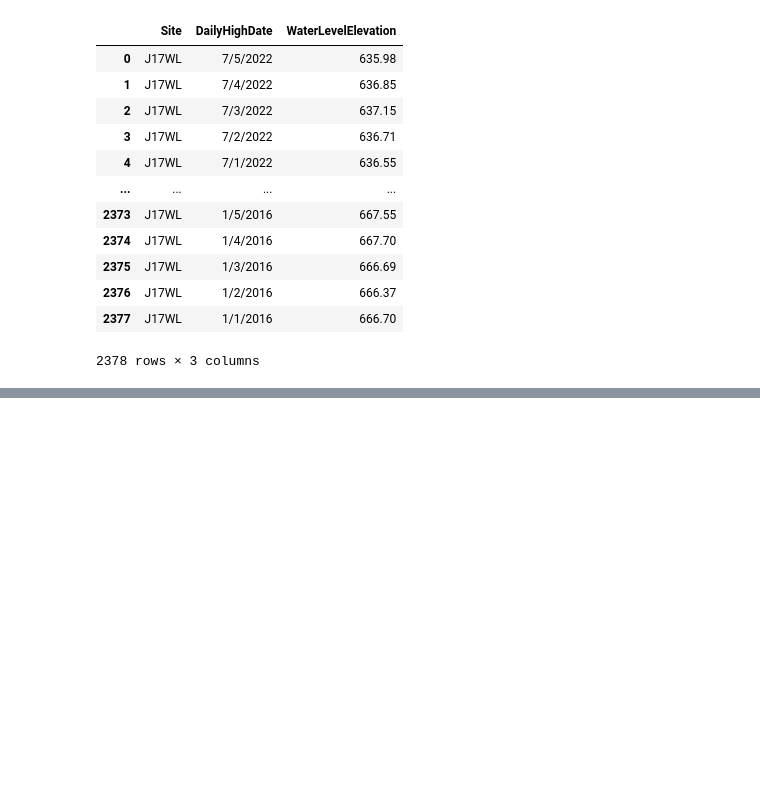
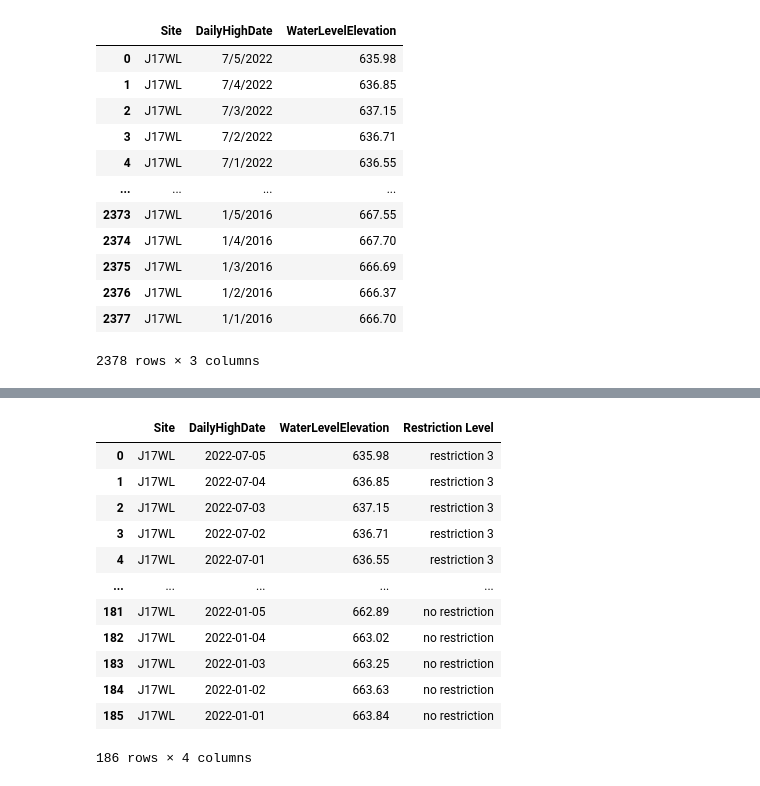
Before and after one commit to Shwetbaba/A-Review-of-the-Effectiveness-of-the-San-Antonio-Water-System-SAWS-Water-Restrictions-Policies, a Jupyter notebook: Group Project-1 Master Code.ipynb, the cells around one changed output, grey strips where cells are left out. Saved outputs shown, nothing was run; the diff lists cells and outputs as text; code cells hidden in the pictures; blank space fills up the shorter version.

```diff
--- a/Group Project-1 Master Code.ipynb
+++ b/Group Project-1 Master Code.ipynb
@@ -75,0 +167,8 @@ Drought_Data_df
+# %%
+J17_2016_df = J17_Well_Data_df.loc[(J17_Well_Data_df["DailyHighDate"] >= "2016-07-05") & (J17_Well_Data_df["DailyHighDate"] <= "2016-12-31")]
+J17_2017_df = J17_Well_Data_df.loc[(J17_Well_Data_df["DailyHighDate"] >= "2017-01-01") & (J17_Well_Data_df["DailyHighDate"] <= "2017-12-31")]
+J17_2018_df = J17_Well_Data_df.loc[(J17_Well_Data_df["DailyHighDate"] >= "2018-01-01") & (J17_Well_Data_df["DailyHighDate"] <= "2018-12-31")]
+J17_2019_df = J17_Well_Data_df.loc[(J17_Well_Data_df["DailyHighDate"] >= "2019-01-01") & (J17_Well_Data_df["DailyHighDate"] <= "2019-12-31")]
+J17_2020_df = J17_Well_Data_df.loc[(J17_Well_Data_df["DailyHighDate"] >= "2020-01-01") & (J17_Well_Data_df["DailyHighDate"] <= "2020-12-31")]
+J17_2021_df = J17_Well_Data_df.loc[(J17_Well_Data_df["DailyHighDate"] >= "2021-01-01") & (J17_Well_Data_df["DailyHighDate"] <= "2021-12-31")]
+J17_2022_df = J17_Well_Data_df.loc[(J17_Well_Data_df["DailyHighDate"] >= "2022-01-01") & (J17_Well_Data_df["DailyHighDate"] <= "2022-07-05")]
@@ -76,3 +199,19 @@ Drought_Data_df
+# %%
+J17_2022_df
+# %% [output]
+|  | Site | DailyHighDate | WaterLevelElevation | Restriction Level |
+| 0 | J17WL | 2022-07-05 | 635.98 | restriction 3 |
+| 1 | J17WL | 2022-07-04 | 636.85 | restriction 3 |
+| 2 | J17WL | 2022-07-03 | 637.15 | restriction 3 |
+| 3 | J17WL | 2022-07-02 | 636.71 | restriction 3 |
+| 4 | J17WL | 2022-07-01 | 636.55 | restriction 3 |
+| ... | ... | ... | ... | ... |
+| 181 | J17WL | 2022-01-05 | 662.89 | no restriction |
+| 182 | J17WL | 2022-01-04 | 663.02 | no restriction |
+| 183 | J17WL | 2022-01-03 | 663.25 | no restriction |
+| 184 | J17WL | 2022-01-02 | 663.63 | no restriction |
+| 185 | J17WL | 2022-01-01 | 663.84 | no restriction |
+186 rows × 4 columns
 # %%
 #Drought_Data_df
 
```
Also changed, not shown: parts of 16 cells of this notebook.
